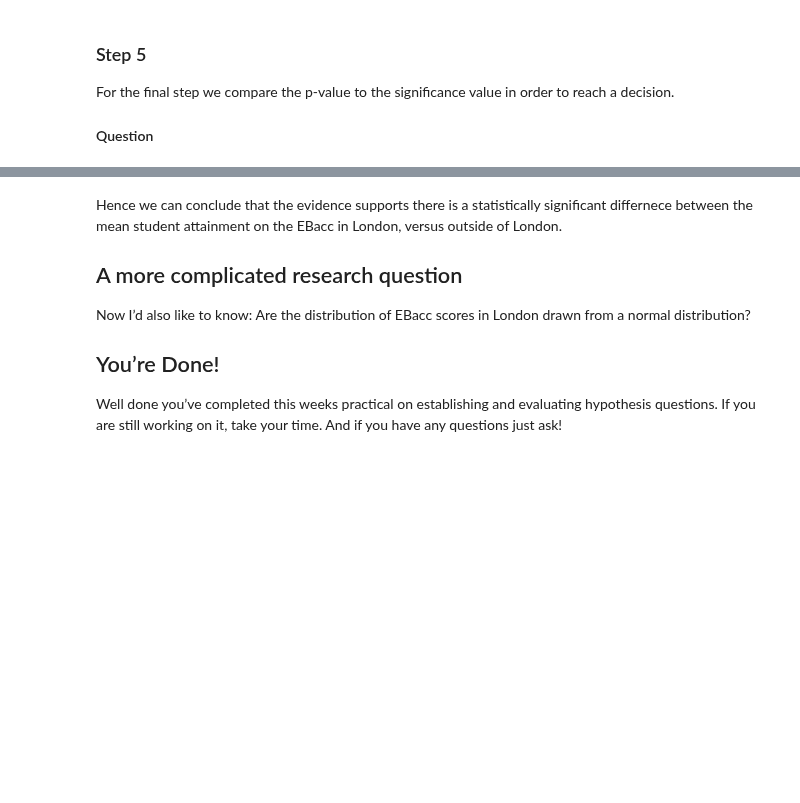
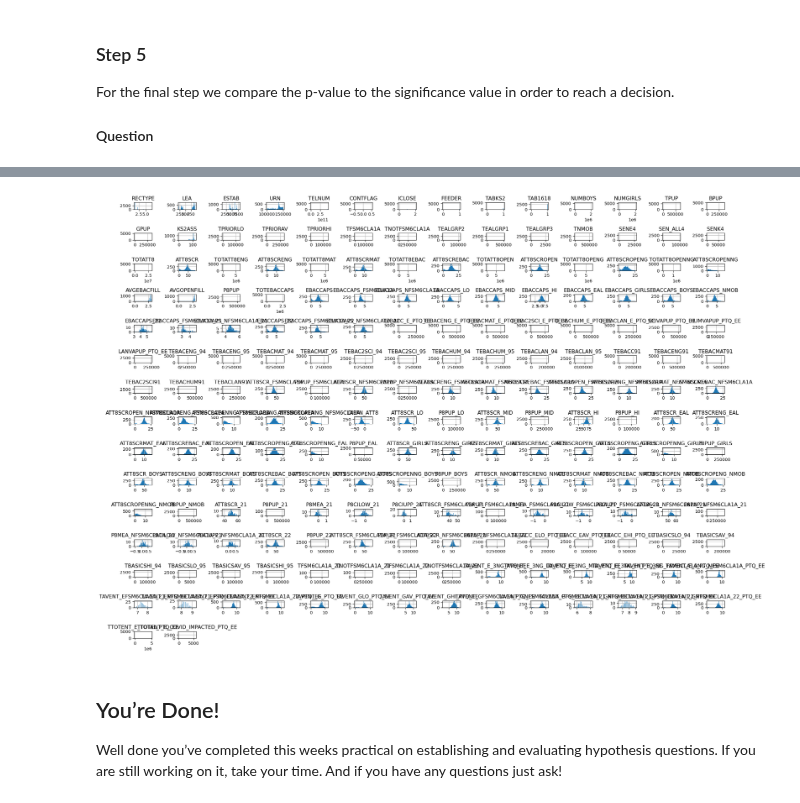
Before and after one commit to huanfachen/QM, a Jupyter notebook: sessions/week3_practical.ipynb, the cells around one changed output, grey strips where cells are left out. Cells and saved outputs as stored; diff of their text form; code cells hidden in the pictures; blank space fills up the shorter version.

```diff
--- a/sessions/week3_practical.ipynb
+++ b/sessions/week3_practical.ipynb
@@ -203,13 +313,10 @@ elif p_value ?? ?? :
+# %%
+df_ks4.hist(bins=50, figsize=(20, 15))
+plt.tight_layout()
+plt.show()
+# %% [output]
+[figure, added]
 # %% [markdown]
-Hence we can conclude that the evidence supports there is a
-statistically significant differnece between the mean student attainment
-on the EBacc in London, versus outside of London.
-
-## A more complicated research question
-
-Now I’d also like to know: Are the distribution of EBacc scores in
-London drawn from a normal distribution?
-
 ## You’re Done!
 
 Well done you’ve completed this weeks practical on establishing and
```
Also changed, not shown: parts of 16 cells of this notebook, 42 other files.
